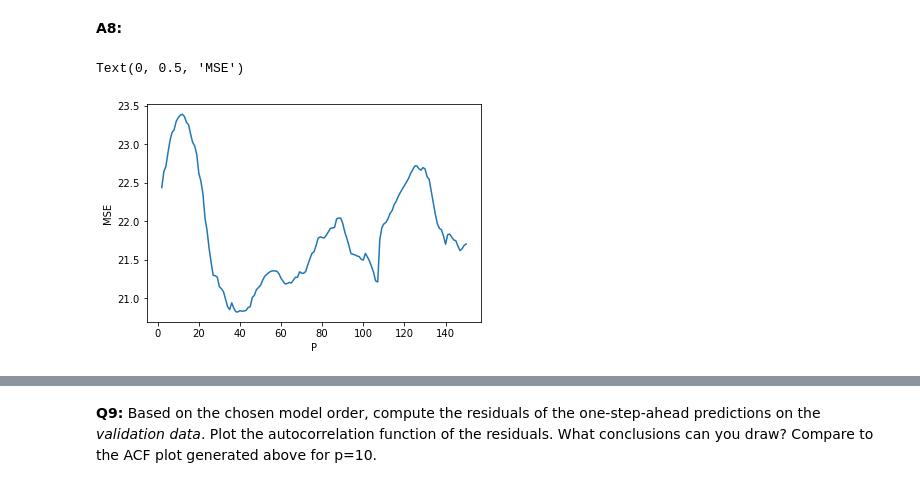
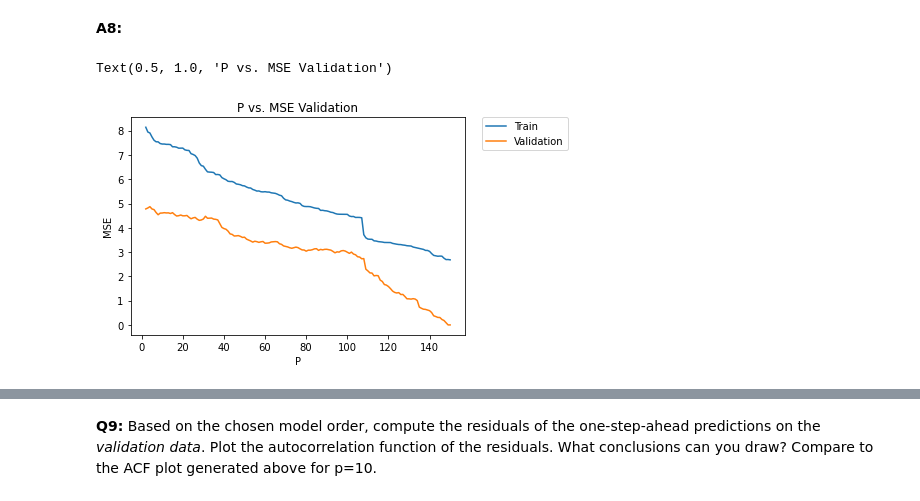
Before and after one commit to nicta839/MSc_Statistics_and_Machine_Learning, a Jupyter notebook: Time Series and Sequence Learning - 732A80/tssl_lab1.ipynb, the cells around one changed output, grey strips where cells are left out. Drawn from its saved outputs; the diff is of its cells as text; code cells hidden in the pictures.

```diff
--- a/Time Series and Sequence Learning - 732A80/tssl_lab1.ipynb
+++ b/Time Series and Sequence Learning - 732A80/tssl_lab1.ipynb
@@ -269,22 +268,24 @@ results_train = {}
 results_valid = {}
 
 for i in range(2,151):
-    theta = fit_ar(ytrain, i)
+    theta_i = fit_ar(ytrain, i)
 
-    pred_train = predict_ar_1step(theta, ytrain)
-    pred_valid = predict_ar_1step(theta, np.array(yvalid))
+    pred_train_i = predict_ar_1step(theta_i, ytrain)
+    pred_valid_i = predict_ar_1step(theta_i, np.array(yvalid))
 
-    train_res = ytrain[:-len(theta)] - pred_train
-    valid_res = yvalid[:-len(theta)] - pred_valid
+    train_res_i = ytrain[:-len(theta_i)] - pred_train_i
+    valid_res_i = yvalid[:-len(theta_i)] - pred_valid_i
 
-    results_train[i] = np.mean((ytrain - train_res)**2)
-    results_valid[i] = np.mean((yvalid - valid_res)**2)
+    results_train[i] = np.mean((train_res_i)**2)
+    results_valid[i] = np.mean((valid_res_i)**2)
 # %%
-# P vs. MSE Train
-plt.plot(results_train.keys(), results_train.values())
+# P vs. MSE Valid
+plt.plot(results_train.keys(), results_train.values(), label="Train")
+plt.plot(results_valid.keys(), results_valid.values(), label="Validation")
+plt.legend(bbox_to_anchor=(1.05, 1), loc='upper left', borderaxespad=0.)
 plt.xlabel('P')
 plt.ylabel('MSE')
-plt.title('P vs. MSE Train')
+plt.title('P vs. MSE Validation')
 # %% [output]
-Text(0, 0.5, 'MSE')
+Text(0.5, 1.0, 'P vs. MSE Validation')
-[figure, old version]
+[figure, new version]
```
Also changed, not shown: parts of 7 cells of this notebook.
